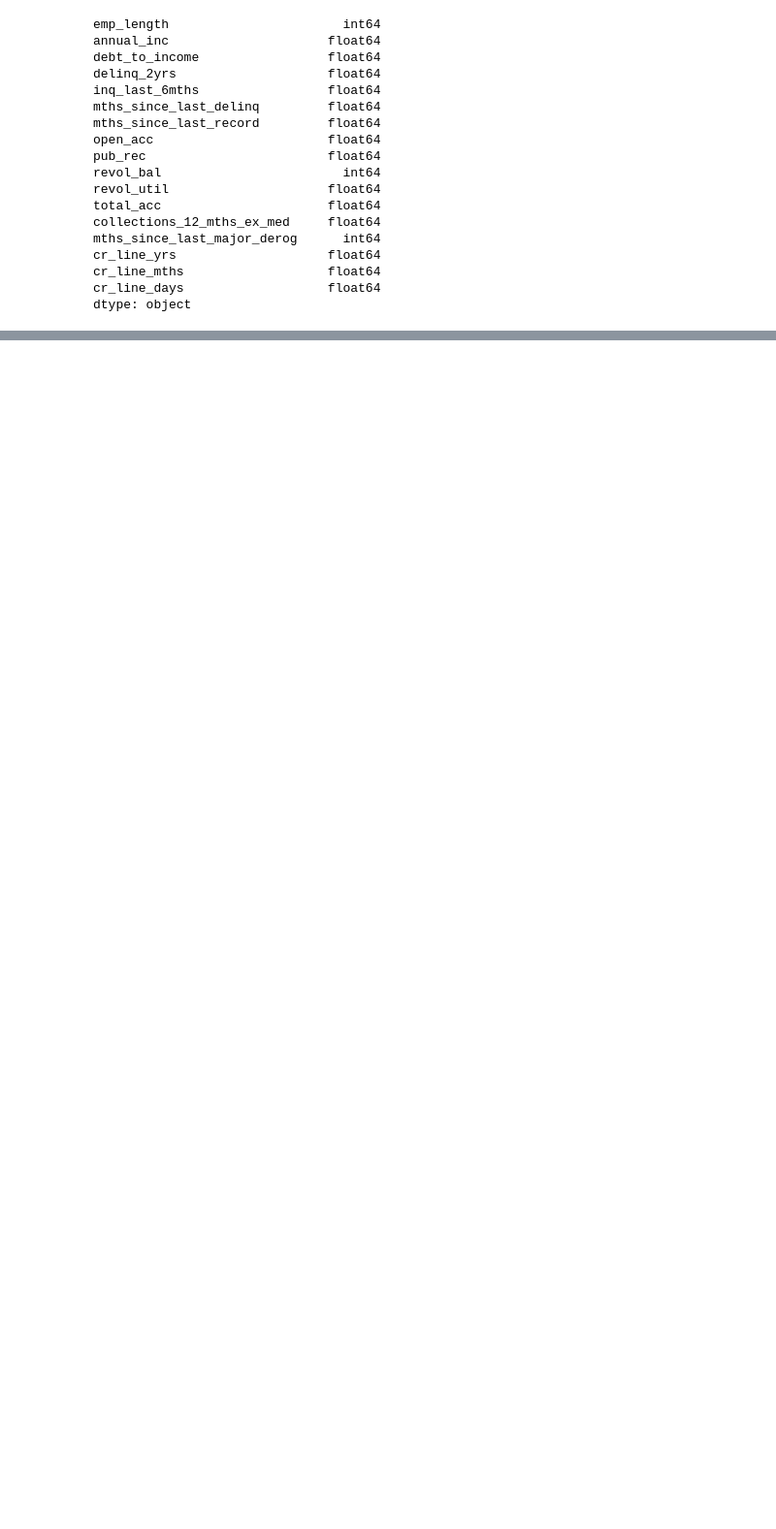
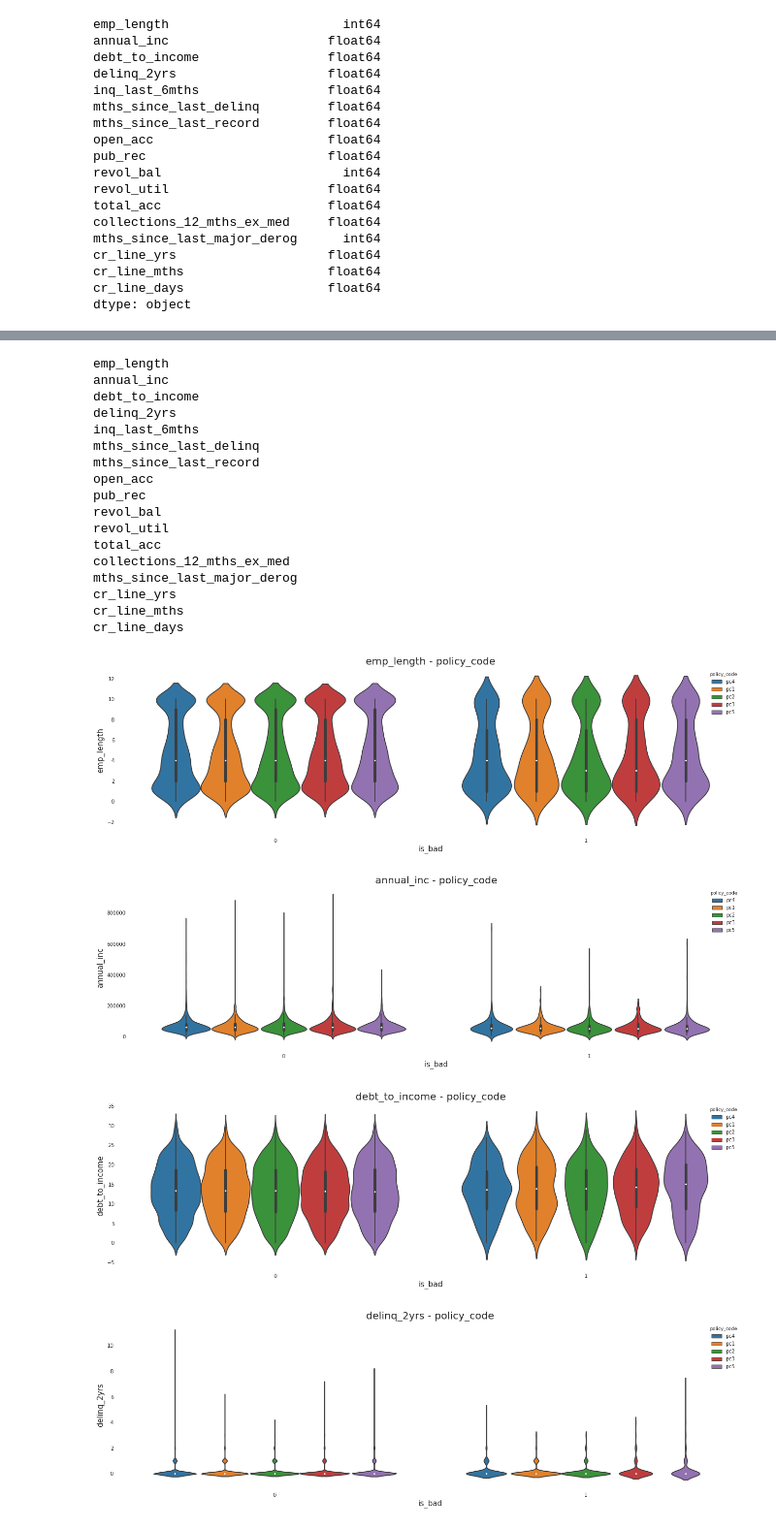
Before and after one commit to ryanrusson/lendingclub, a Jupyter notebook: eda.ipynb, the cells around one changed output, grey strips where cells are left out. Shown at 97% size. Saved outputs shown, nothing was run; the diff lists cells and outputs as text; code cells hidden in the pictures; blank space fills up the shorter version.

```diff
--- a/eda.ipynb
+++ b/eda.ipynb
@@ -259,0 +265,39 @@ Name: is_bad, dtype: float64
+# %%
+# Plot out some more violin plots
+def plot_violin(df, param1, param2):
+    fig = plt.figure(figsize=(22,6))
+    sns.violinplot(x="is_bad", y=param1, data=df, hue=param2)
+    plt.title("{0} - {1}".format(param1, param2), fontsize=20)
+    plt.xlabel("is_bad", fontsize=15)
+    plt.ylabel(param1, fontsize=15)
+
+bin_param = 'policy_code'
+for param in df._get_numeric_data().columns:
+        if param != 'is_bad':
+            print(param)
+            try:
+                plot_violin(df, param, bin_param)
+            except Exception as e:
+                print(e)
+# %% [output]
+emp_length
+annual_inc
+debt_to_income
+delinq_2yrs
+inq_last_6mths
+mths_since_last_delinq
+mths_since_last_record
+open_acc
+pub_rec
+revol_bal
+revol_util
+total_acc
+collections_12_mths_ex_med
+mths_since_last_major_derog
+cr_line_yrs
+cr_line_mths
+cr_line_days
+[figure, added]
+[figure, added]
+[figure, added]
+[figure, added]
```
Also changed, not shown: parts of 50 cells of this notebook, 32 other files.
